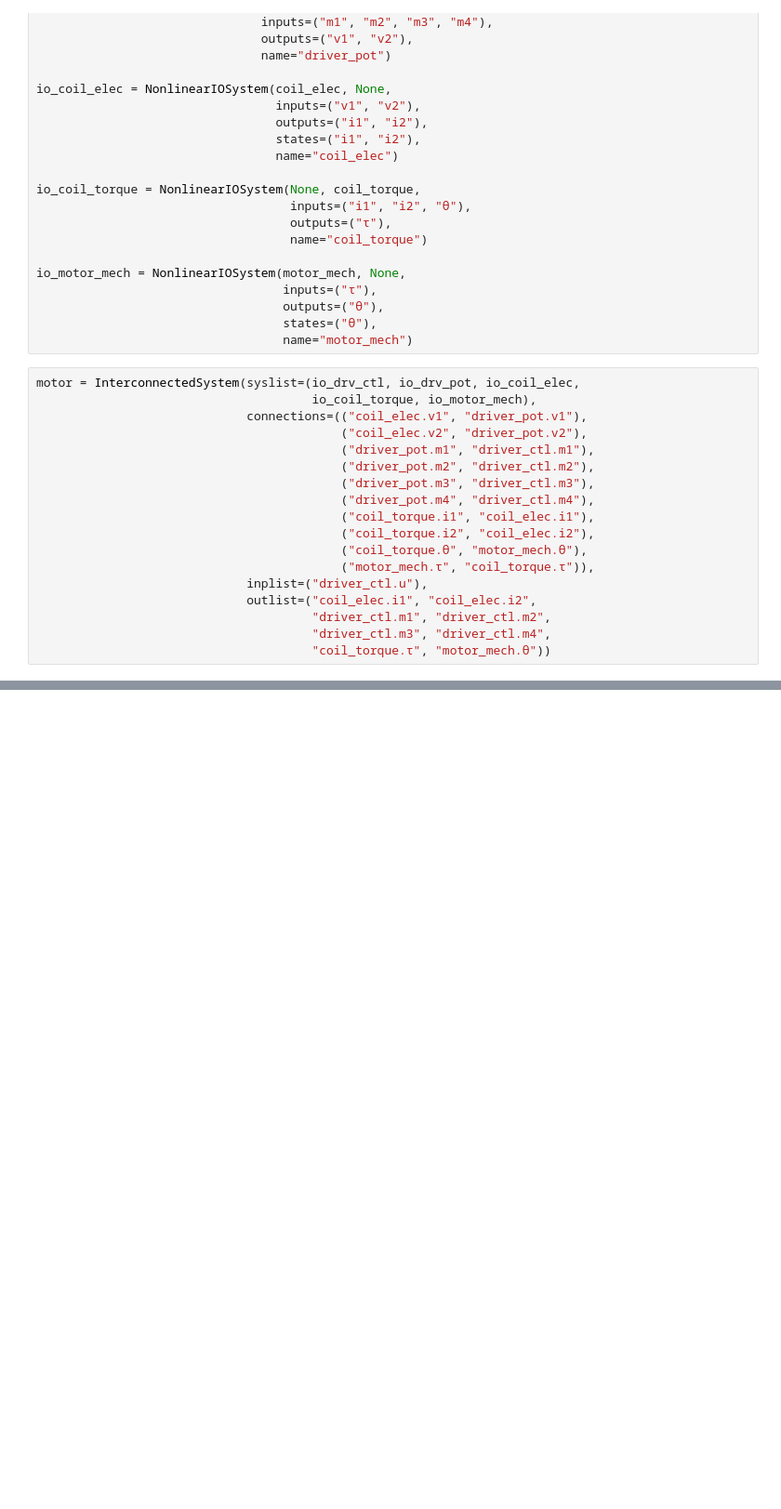
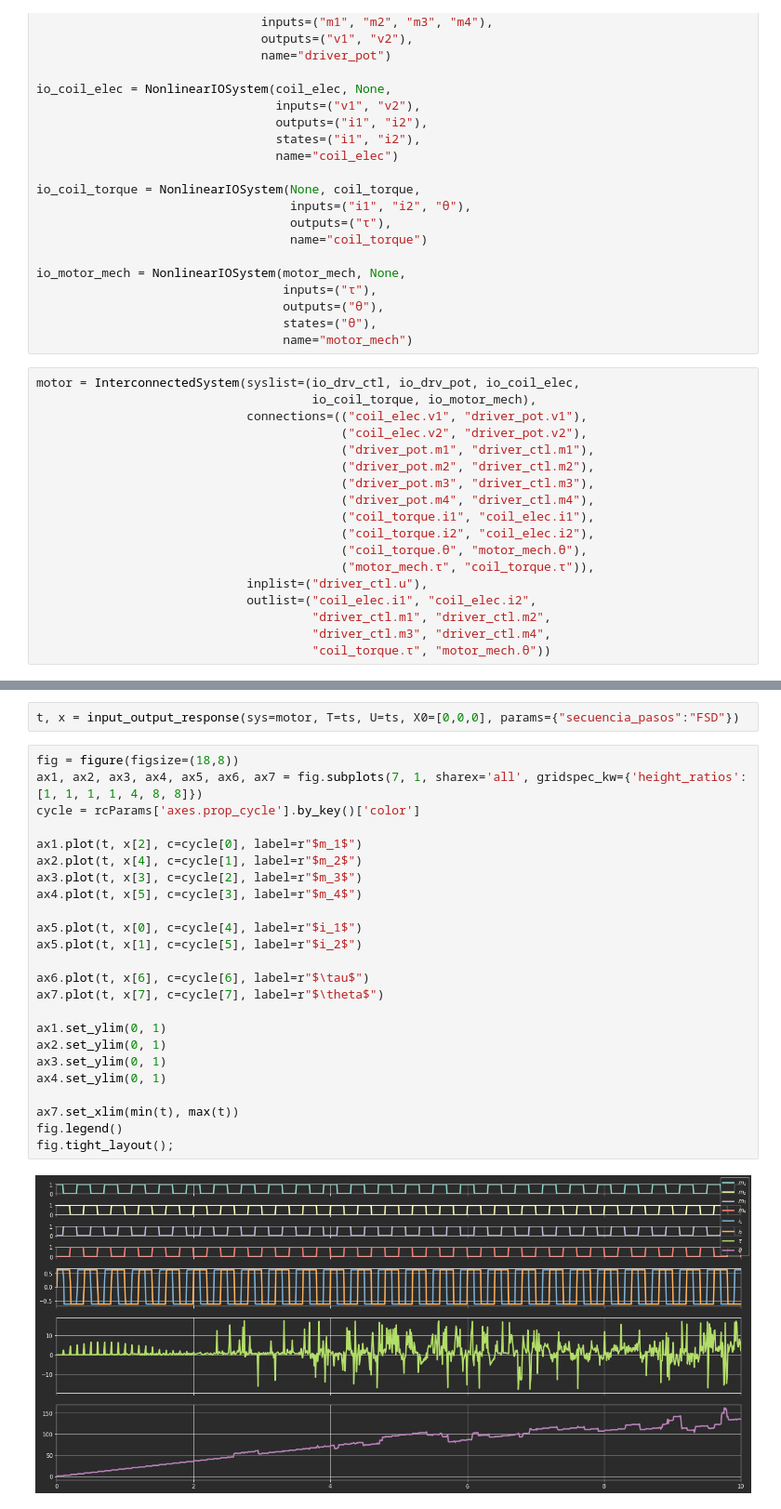
Before and after one commit to cad3na/JupyterNotebooks, a Jupyter notebook: Python/Control/motor a pasos/motor_a_pasos_iosys.ipynb, the cells around one changed output, grey strips where cells are left out. Shown: that part at 93% size. Drawn from its saved outputs; the diff is of its cells as text; blank space fills up the shorter version.

```diff
--- a/Python/Control/motor a pasos/motor_a_pasos_iosys.ipynb
+++ b/Python/Control/motor a pasos/motor_a_pasos_iosys.ipynb
@@ -150,0 +164,28 @@ fig.tight_layout();
+# %%
+t, x = input_output_response(sys=motor, T=ts, U=ts, X0=[0,0,0], params={"secuencia_pasos":"FSD"})
+# %%
+fig = figure(figsize=(18,8))
+ax1, ax2, ax3, ax4, ax5, ax6, ax7 = fig.subplots(7, 1, sharex='all', gridspec_kw={'height_ratios': [1, 1, 1, 1, 4, 8, 8]})
+cycle = rcParams['axes.prop_cycle'].by_key()['color']
+
+ax1.plot(t, x[2], c=cycle[0], label=r"$m_1$")
+ax2.plot(t, x[4], c=cycle[1], label=r"$m_2$")
+ax3.plot(t, x[3], c=cycle[2], label=r"$m_3$")
+ax4.plot(t, x[5], c=cycle[3], label=r"$m_4$")
+
+ax5.plot(t, x[0], c=cycle[4], label=r"$i_1$")
+ax5.plot(t, x[1], c=cycle[5], label=r"$i_2$")
+
+ax6.plot(t, x[6], c=cycle[6], label=r"$\tau$")
+ax7.plot(t, x[7], c=cycle[7], label=r"$\theta$")
+
+ax1.set_ylim(0, 1)
+ax2.set_ylim(0, 1)
+ax3.set_ylim(0, 1)
+ax4.set_ylim(0, 1)
+
+ax7.set_xlim(min(t), max(t))
+fig.legend()
+fig.tight_layout();
+# %% [output]
+[figure, added]
```
Also changed, not shown: parts of 7 cells of this notebook.
